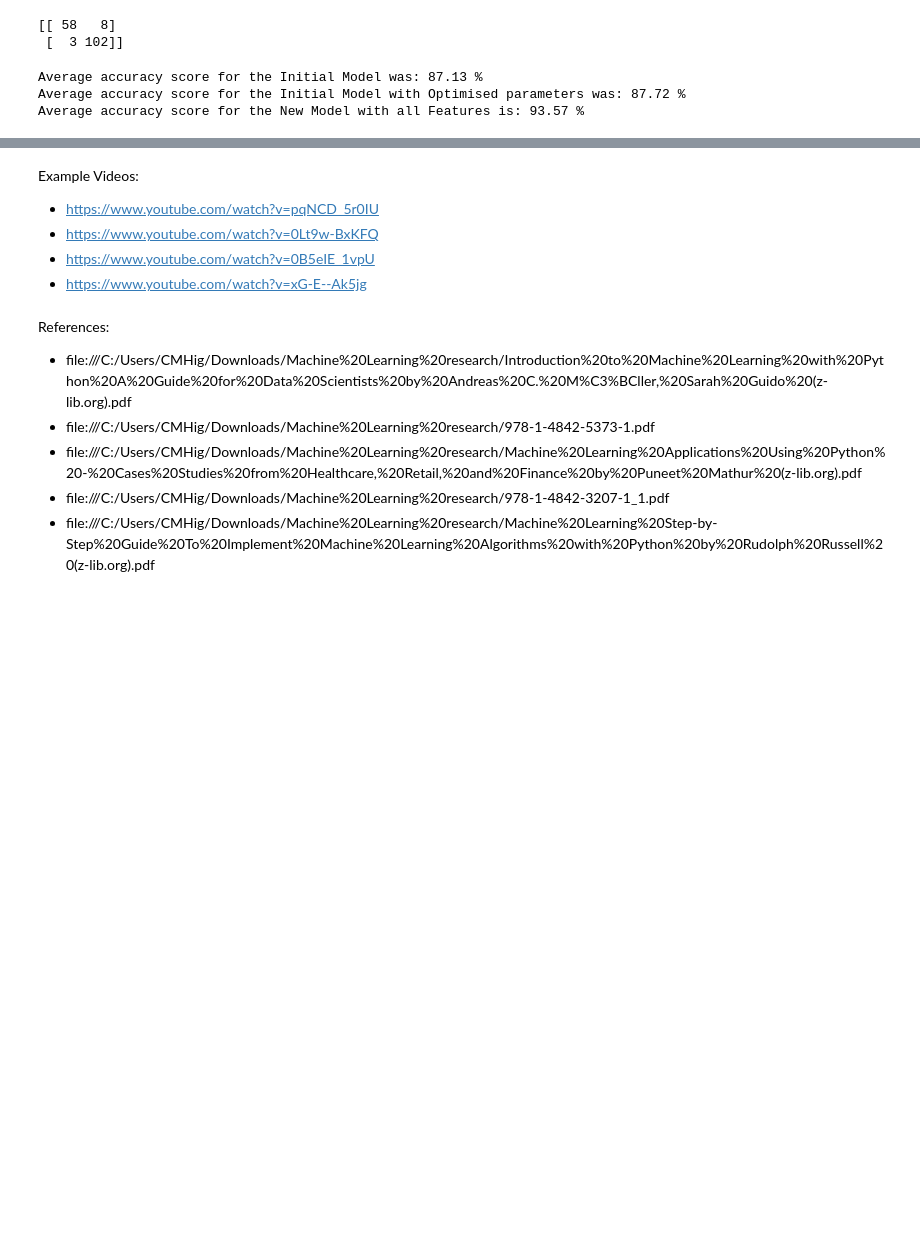
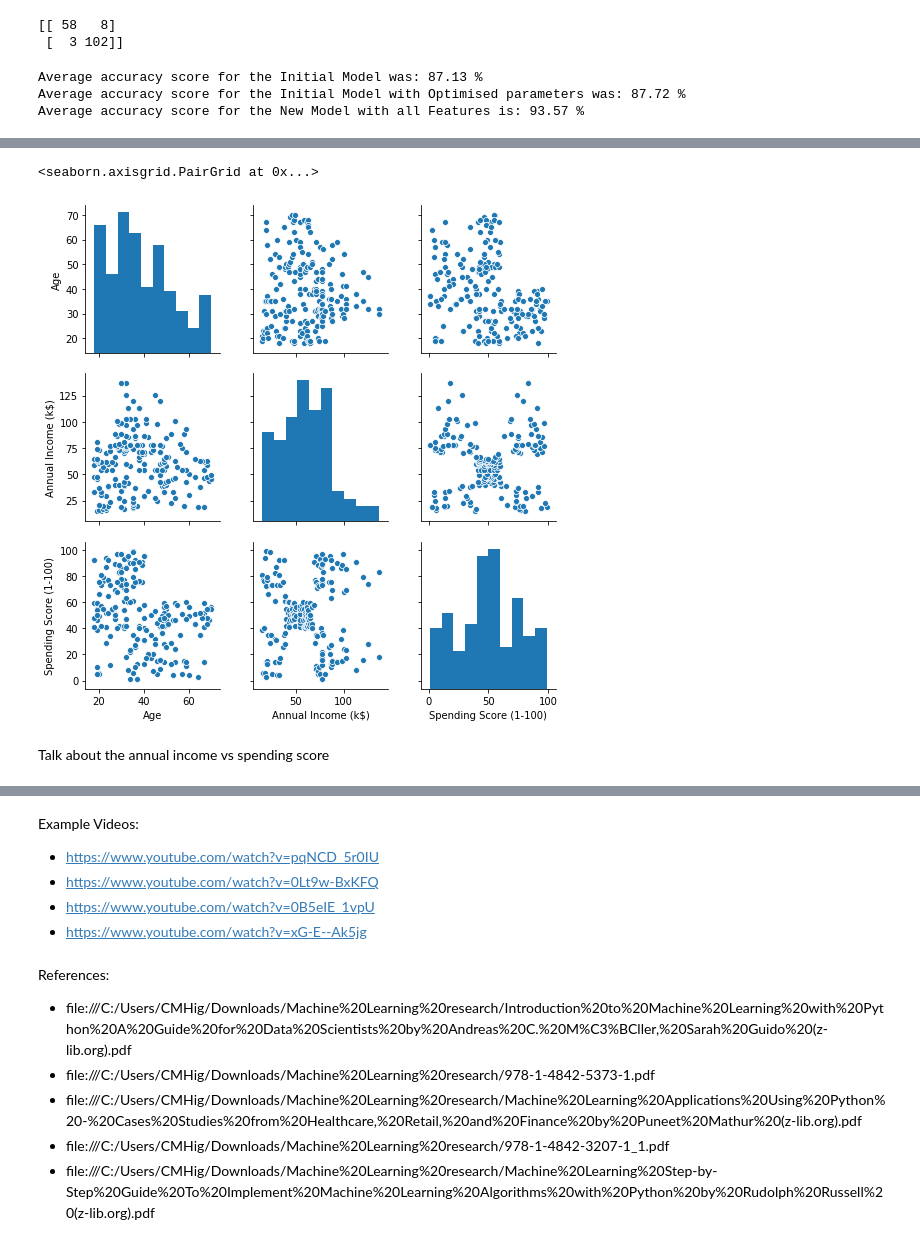
Before and after one commit to colmhiggs11/Machine_Learning_21_CH, a Jupyter notebook: Scikit-Learn.ipynb, the cells around one changed output, grey strips where cells are left out. Cells and saved outputs as stored; diff of their text form; code cells hidden in the pictures; blank space fills up the shorter version.

```diff
--- a/Scikit-Learn.ipynb
+++ b/Scikit-Learn.ipynb
@@ -811,0 +825,5 @@ Average accuracy score for the New Model with all Features is: 93.57 %
+# %%
+## https://www.kaggle.com/vjchoudhary7/customer-segmentation-tutorial-in-python6*
+df = pd.read_csv("MC.csv")
+print(df.head(),"\n")
+print("There are: ", df.isnull().sum().sum(), "missing datapoints in this Dataset")
@@ -811,0 +839,7 @@ Average accuracy score for the New Model with all Features is: 93.57 %
+# %%
+sns.pairplot(df[['Age','Annual Income (k$)', 'Spending Score (1-100)' ]])
+# %% [output]
+<seaborn.axisgrid.PairGrid at 0x...>
+[figure, added]
+# %% [markdown]
+Talk about the annual income vs spending score
```
Also changed, not shown: parts of 13 cells of this notebook, 2 other files.
